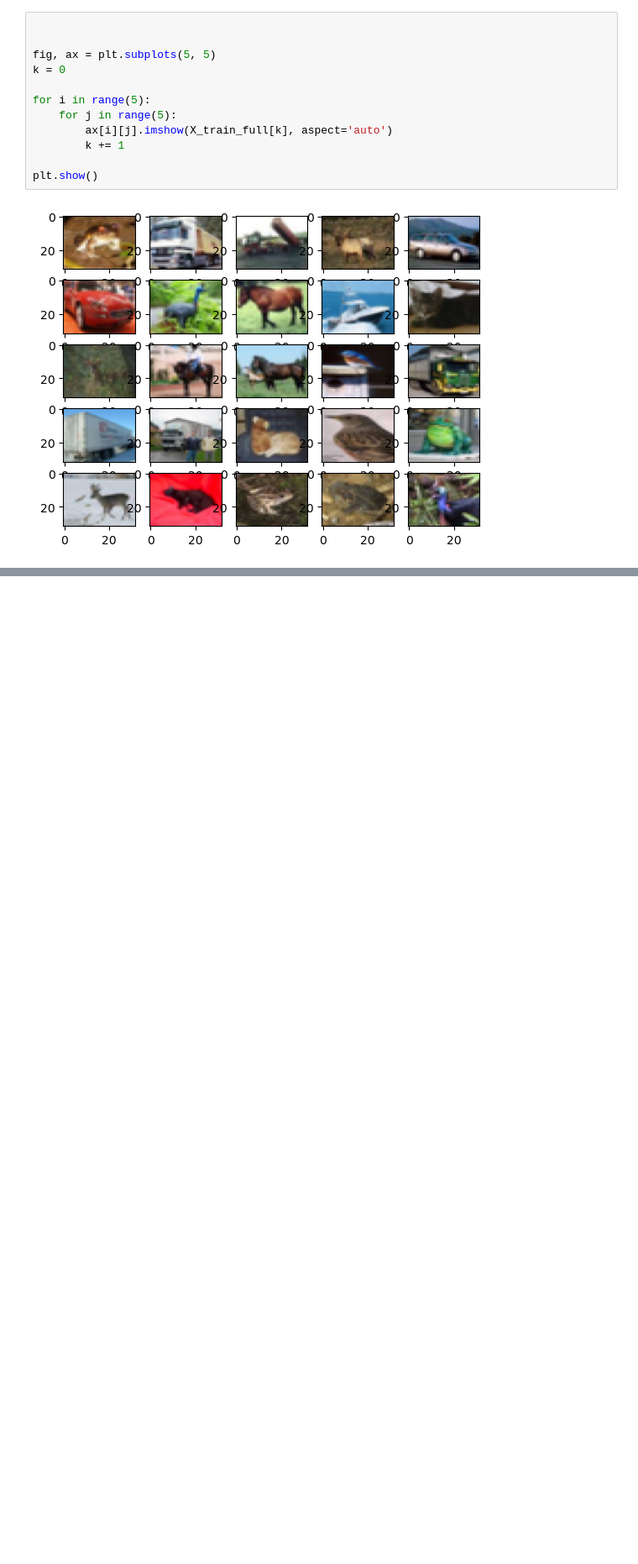
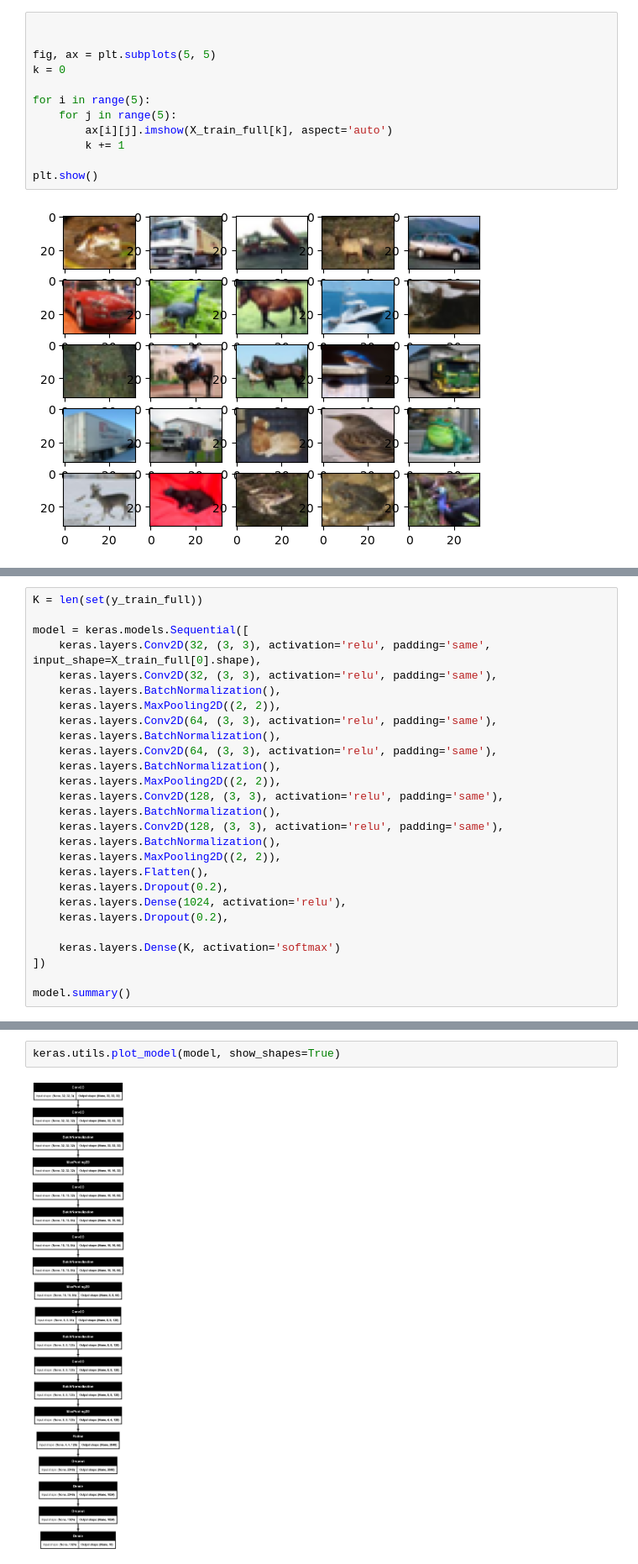
Before and after one commit to SchoolProjectEASV/ML-Examples-Updated, a Jupyter notebook: CNN_CIFAR10_IMPLEMENTATION.ipynb, the cells around one changed output, grey strips where cells are left out. Shown at 84% size. Saved outputs shown, nothing was run; the diff lists cells and outputs as text; blank space fills up the shorter version.

```diff
--- a/CNN_CIFAR10_IMPLEMENTATION.ipynb
+++ b/CNN_CIFAR10_IMPLEMENTATION.ipynb
@@ -45,0 +44,27 @@ model = keras.models.Sequential([keras.layers.Rescaling(1./255)])
+# %%
+K = len(set(y_train_full))
+
+model = keras.models.Sequential([
+    keras.layers.Conv2D(32, (3, 3), activation='relu', padding='same', input_shape=X_train_full[0].shape),
+    keras.layers.Conv2D(32, (3, 3), activation='relu', padding='same'),
+    keras.layers.BatchNormalization(),
+    keras.layers.MaxPooling2D((2, 2)),
+    keras.layers.Conv2D(64, (3, 3), activation='relu', padding='same'),
+    keras.layers.BatchNormalization(),
+    keras.layers.Conv2D(64, (3, 3), activation='relu', padding='same'),
+    keras.layers.BatchNormalization(),
+    keras.layers.MaxPooling2D((2, 2)),
+    keras.layers.Conv2D(128, (3, 3), activation='relu', padding='same'),
+    keras.layers.BatchNormalization(),
+    keras.layers.Conv2D(128, (3, 3), activation='relu', padding='same'),
+    keras.layers.BatchNormalization(),
+    keras.layers.MaxPooling2D((2, 2)),
+    keras.layers.Flatten(),
+    keras.layers.Dropout(0.2),
+    keras.layers.Dense(1024, activation='relu'),
+    keras.layers.Dropout(0.2),
+
+    keras.layers.Dense(K, activation='softmax')
+])
+
+model.summary()
@@ -45,0 +93,4 @@ model = keras.models.Sequential([keras.layers.Rescaling(1./255)])
+# %%
+keras.utils.plot_model(model, show_shapes=True)
+# %% [output]
+[figure, added]
```
Also changed, not shown: parts of 5 cells of this notebook, 1 other file.
